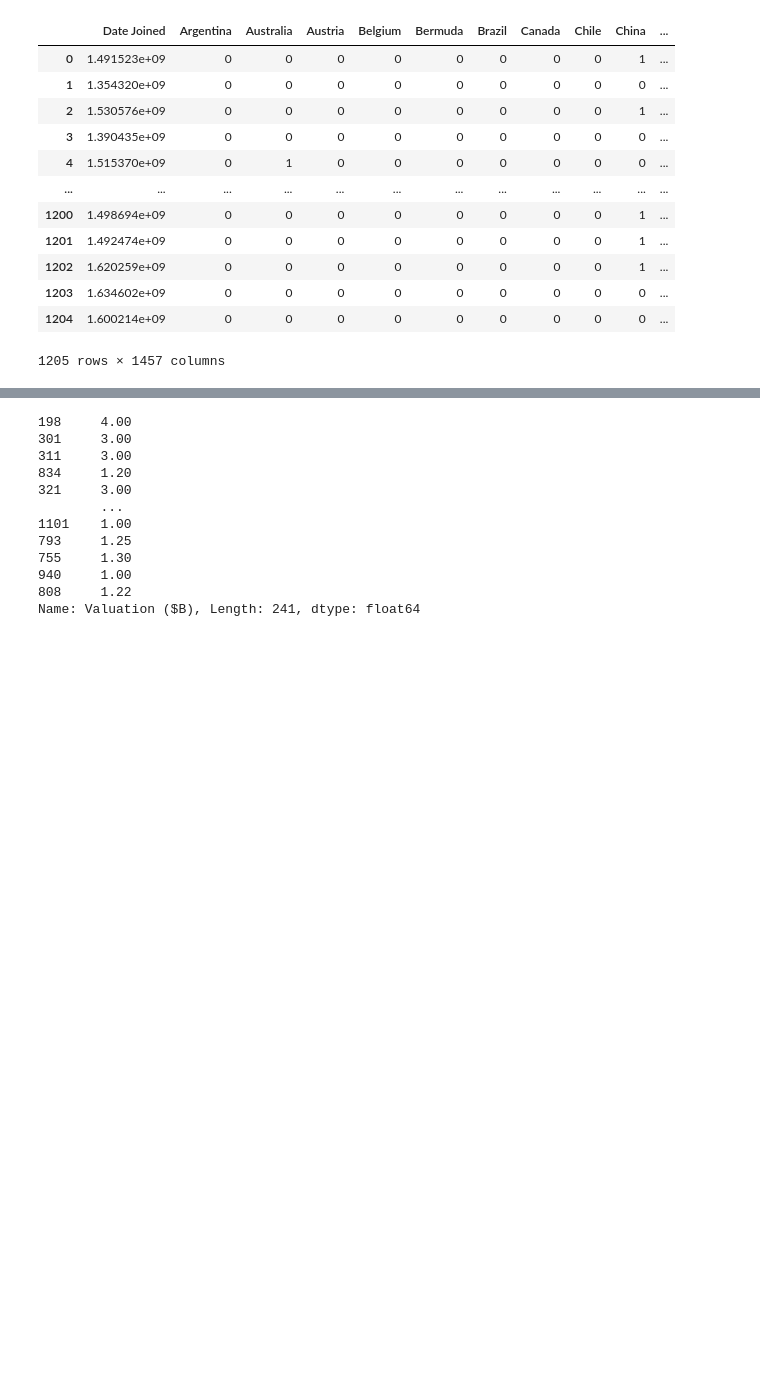
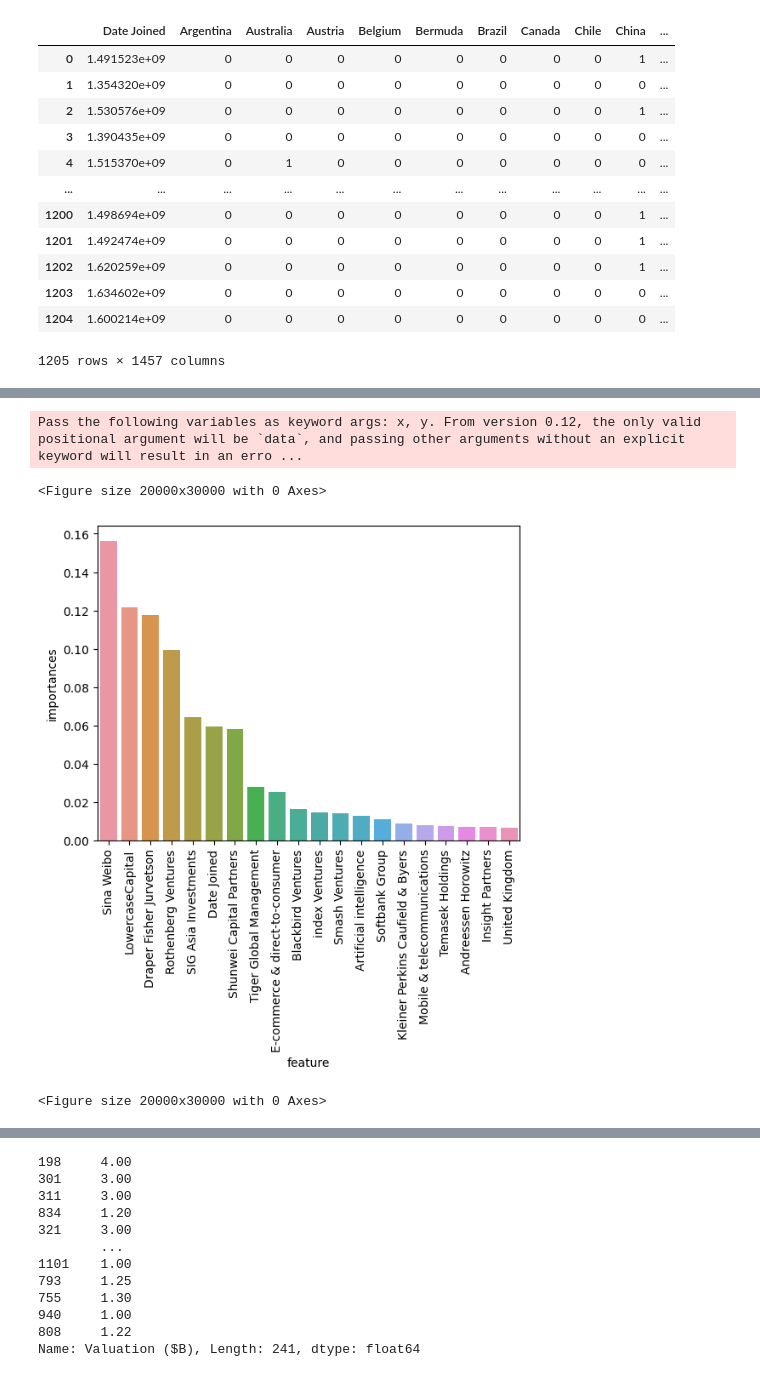
Before and after one commit to shenxinyi0322/PIC-16B-Group-Project, a Jupyter notebook: VC Random Forest Algorithm.ipynb, the cells around one changed output, grey strips where cells are left out. Drawn from its saved outputs; the diff is of its cells as text; code cells hidden in the pictures; blank space fills up the shorter version.

```diff
--- a/VC Random Forest Algorithm.ipynb
+++ b/VC Random Forest Algorithm.ipynb
@@ -178,0 +179,11 @@ R^2: -0.7691469527976409
+# %%
+import pandas as pd
+
+importances = rf.feature_importances_
+feature_names = [X_test.columns[i] for i in range(X.shape[1])]
+std = np.std([tree.feature_importances_ for tree in rf.estimators_], axis=0)
+
+forest_importances = pd.DataFrame({"feature":feature_names, "importances": importances})
+
+forest_importances = forest_importances.sort_values(by = "importances", ascending=False)
+forest_importances
@@ -178,0 +204,9 @@ R^2: -0.7691469527976409
+# %%
+sns.barplot(forest_importances["feature"][0:20],forest_importances["importances"][0:20])
+plt.xticks(rotation = 90)
+plt.figure(figsize=[200,300])
+# %% [output]
+Pass the following variables as keyword args: x, y. From version 0.12, the only valid positional argument will be `data`, and passing other arguments without an explicit keyword will result in an erro ...
+<Figure size 20000x30000 with 0 Axes>
+[figure, added]
+<Figure size 20000x30000 with 0 Axes>
```
Also changed, not shown: parts of 11 cells of this notebook.
